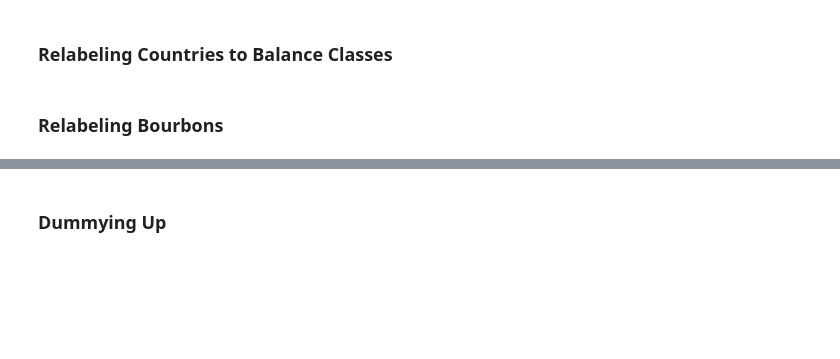
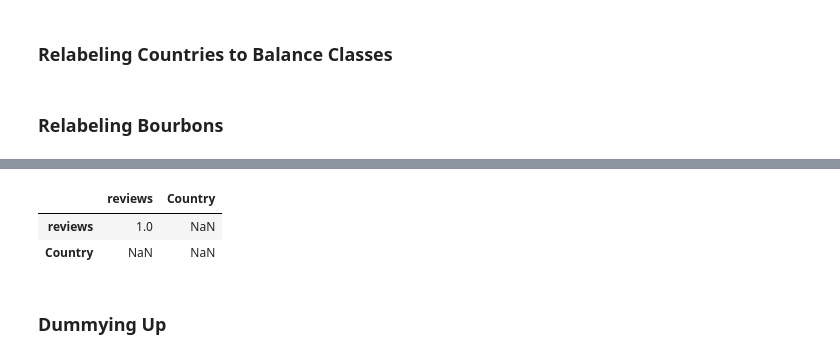
Before and after one commit to hamiltonchangcodes/project_whisky, a Jupyter notebook: Project Whiskey - Expanded EDA.ipynb, the cells around one changed output, grey strips where cells are left out. Saved outputs shown, nothing was run; the diff lists cells and outputs as text; code cells hidden in the pictures; blank space fills up the shorter version.

```diff
--- a/Project Whiskey - Expanded EDA.ipynb
+++ b/Project Whiskey - Expanded EDA.ipynb
@@ -96,6 +101,12 @@ dtype: int64
 # %%
 #set target as country
 target = df.Country
+# %%
+df.corr()
+# %% [output]
+|  | reviews | Country |
+| reviews | 1.0 | NaN |
+| Country | NaN | NaN |
 # %% [markdown]
 ### Dummying Up
 # %%
```
Also changed, not shown: parts of 2 cells of this notebook.
